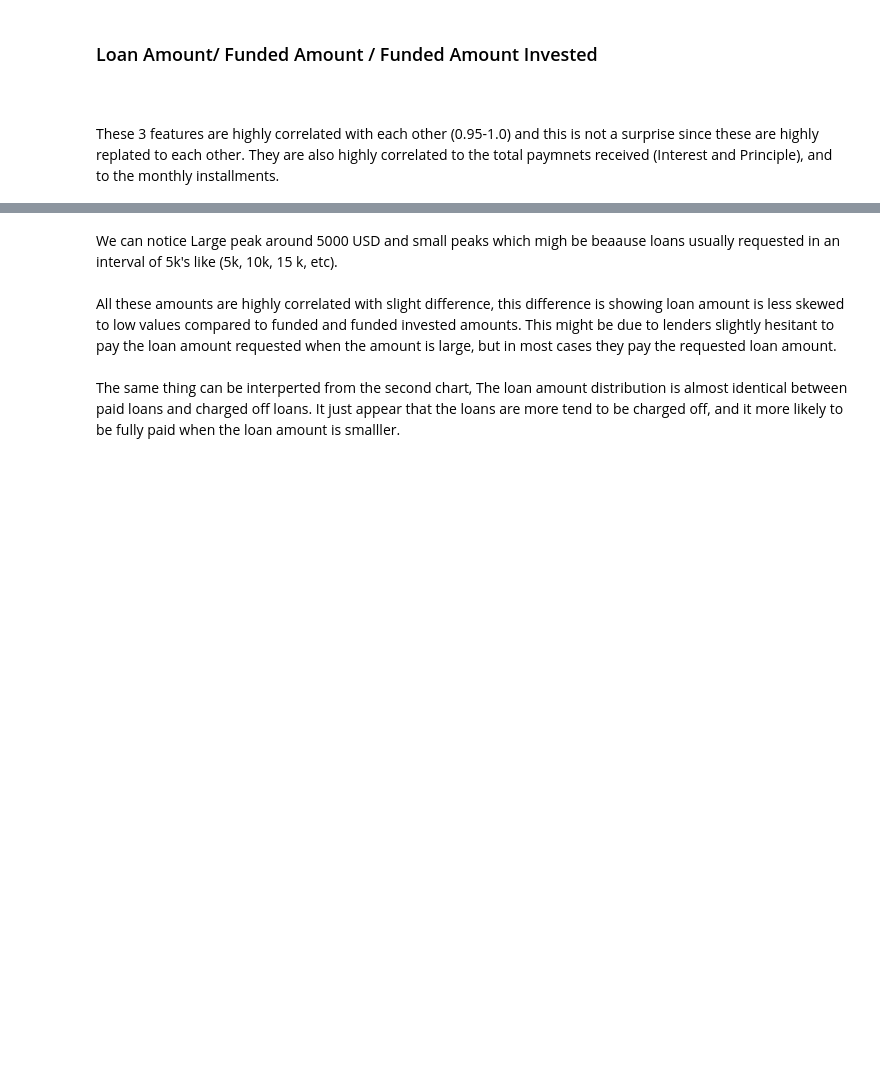
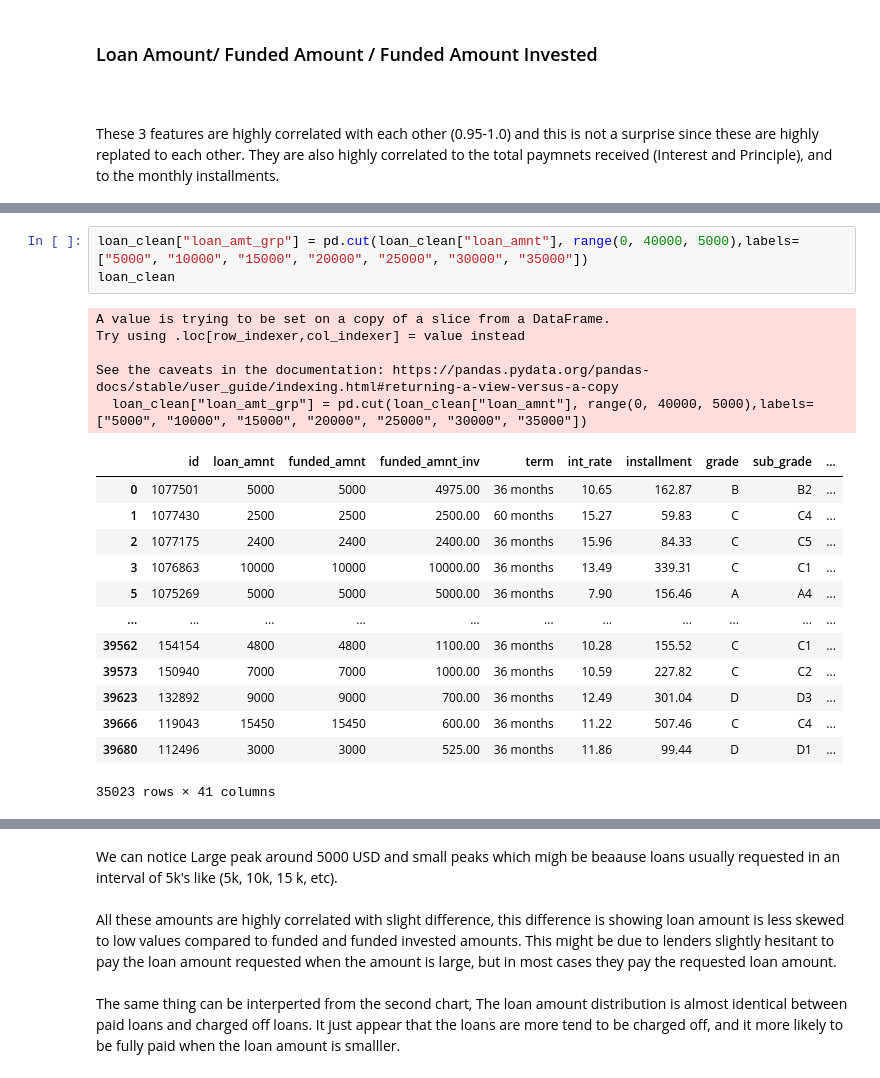
Before and after one commit to npalupunoori/LendingClubCaseStudy, a Jupyter notebook: Naren_Reddy_Palupunoori.ipynb, the cells around one changed output, grey strips where cells are left out. Cells and saved outputs as stored; diff of their text form; blank space fills up the shorter version.

```diff
--- a/Naren_Reddy_Palupunoori.ipynb
+++ b/Naren_Reddy_Palupunoori.ipynb
@@ -454,3 +487,25 @@ plt.legend(loc = 'upper right')
 plt.show()
 # %% [output]
 [figure]
+# %%
+loan_clean["loan_amt_grp"] = pd.cut(loan_clean["loan_amnt"], range(0, 40000, 5000),labels=["5000", "10000", "15000", "20000", "25000", "30000", "35000"])
+loan_clean
+# %% [output]
+A value is trying to be set on a copy of a slice from a DataFrame.
+Try using .loc[row_indexer,col_indexer] = value instead
+
+See the caveats in the documentation: https://pandas.pydata.org/pandas-docs/stable/user_guide/indexing.html#returning-a-view-versus-a-copy
+  loan_clean["loan_amt_grp"] = pd.cut(loan_clean["loan_amnt"], range(0, 40000, 5000),labels=["5000", "10000", "15000", "20000", "25000", "30000", "35000"])
+|  | id | loan_amnt | funded_amnt | funded_amnt_inv | term | int_rate | installment | grade | sub_grade | ... |
+| 0 | 1077501 | 5000 | 5000 | 4975.00 | 36 months | 10.65 | 162.87 | B | B2 | ... |
+| 1 | 1077430 | 2500 | 2500 | 2500.00 | 60 months | 15.27 | 59.83 | C | C4 | ... |
+| 2 | 1077175 | 2400 | 2400 | 2400.00 | 36 months | 15.96 | 84.33 | C | C5 | ... |
+| 3 | 1076863 | 10000 | 10000 | 10000.00 | 36 months | 13.49 | 339.31 | C | C1 | ... |
+| 5 | 1075269 | 5000 | 5000 | 5000.00 | 36 months | 7.90 | 156.46 | A | A4 | ... |
+| ... | ... | ... | ... | ... | ... | ... | ... | ... | ... | ... |
+| 39562 | 154154 | 4800 | 4800 | 1100.00 | 36 months | 10.28 | 155.52 | C | C1 | ... |
+| 39573 | 150940 | 7000 | 7000 | 1000.00 | 36 months | 10.59 | 227.82 | C | C2 | ... |
+| 39623 | 132892 | 9000 | 9000 | 700.00 | 36 months | 12.49 | 301.04 | D | D3 | ... |
+| 39666 | 119043 | 15450 | 15450 | 600.00 | 36 months | 11.22 | 507.46 | C | C4 | ... |
+| 39680 | 112496 | 3000 | 3000 | 525.00 | 36 months | 11.86 | 99.44 | D | D1 | ... |
+35023 rows × 41 columns
```
Also changed, not shown: parts of 21 cells of this notebook, 3 other files.
